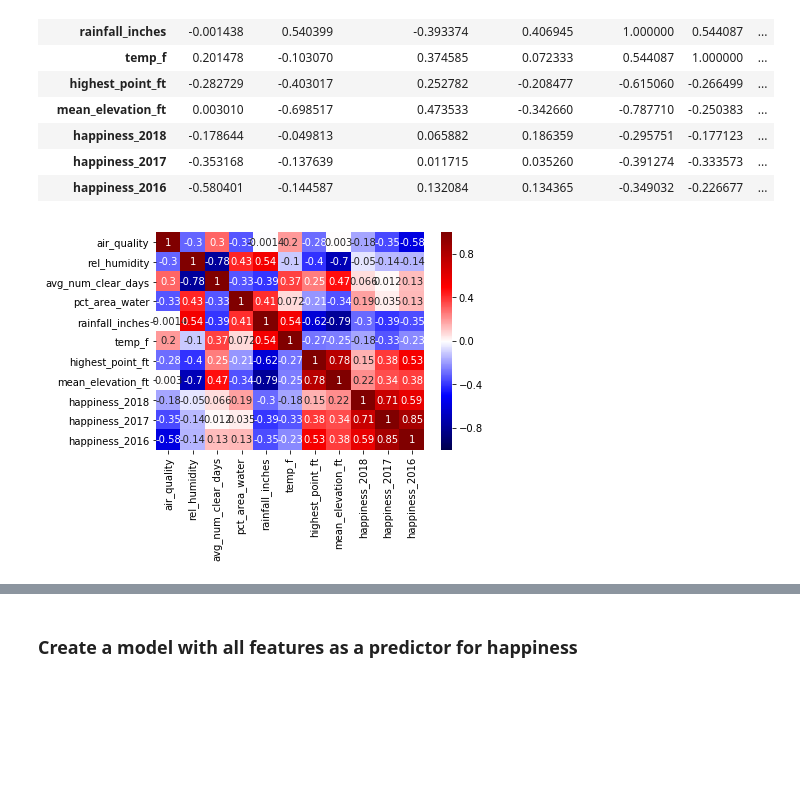
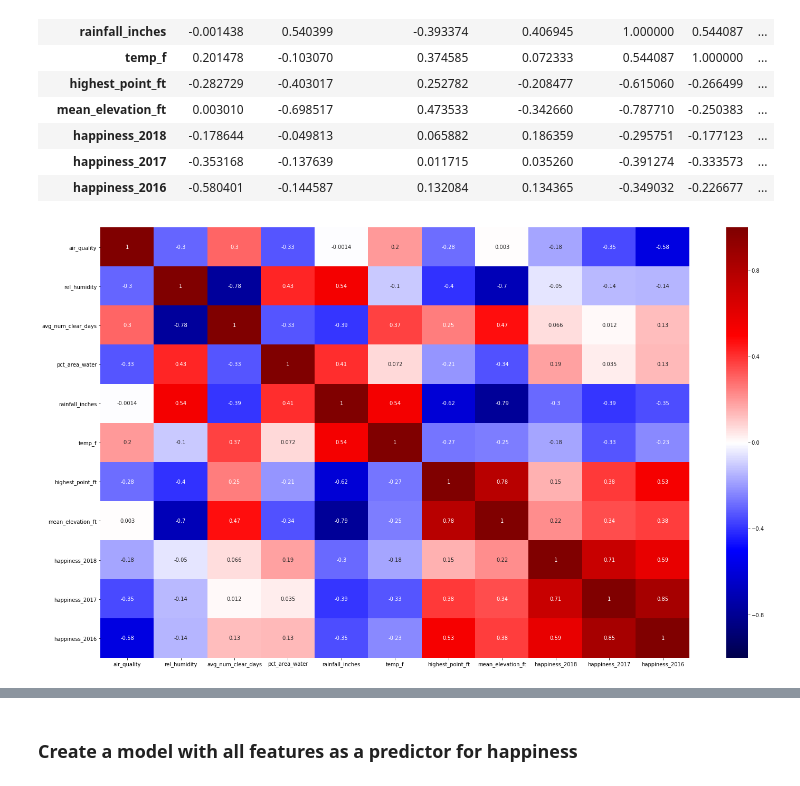
Before and after one commit to danielwilentz/Climate-Topography-vs.-Happiness, a Jupyter notebook: combine_data.ipynb, the cells around one changed output, grey strips where cells are left out. Drawn from its saved outputs; the diff is of its cells as text; code cells hidden in the pictures; blank space fills up the shorter version.

```diff
--- a/combine_data.ipynb
+++ b/combine_data.ipynb
@@ -121,9 +121,10 @@ combined_df.corr()
 | happiness_2016 | -0.580401 | -0.144587 | 0.132084 | 0.134365 | -0.349032 | -0.226677 | ... |
 # %%
 # example of a better corr matrix
+fig, ax = plt.subplots(figsize=(25,15))
 sns.heatmap(combined_df.corr(), cmap="seismic", annot=True, vmin=-1, vmax=1);
 # %% [output]
-[figure, old version]
+[figure, new version]
 # %%
 # Plot all of the variable-to-variable relations as scatterplots
 sns.pairplot(combined_df, height=1.2, aspect=1.5);
```
Also changed, not shown: parts of 9 cells of this notebook, 12 other files.
